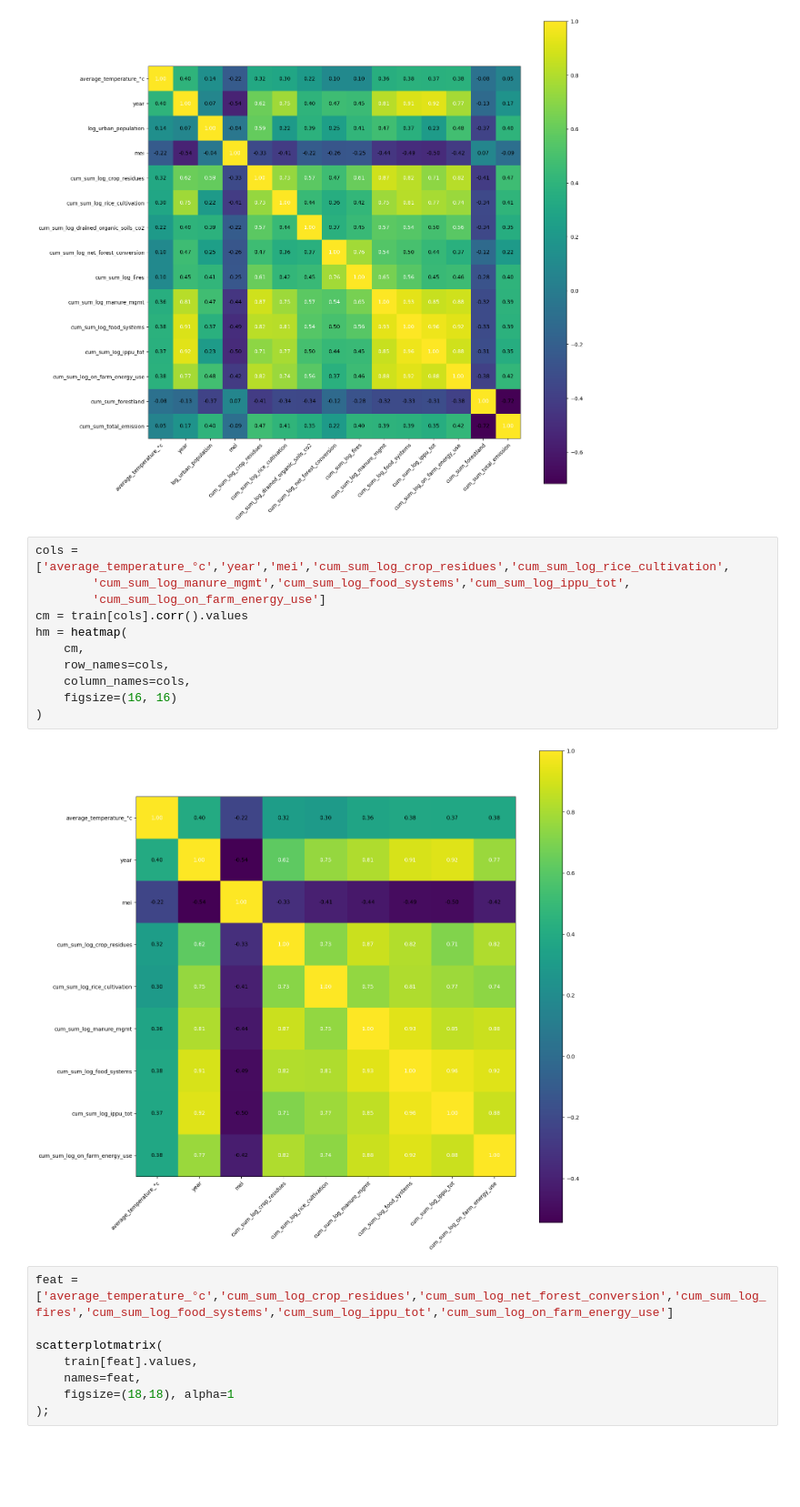
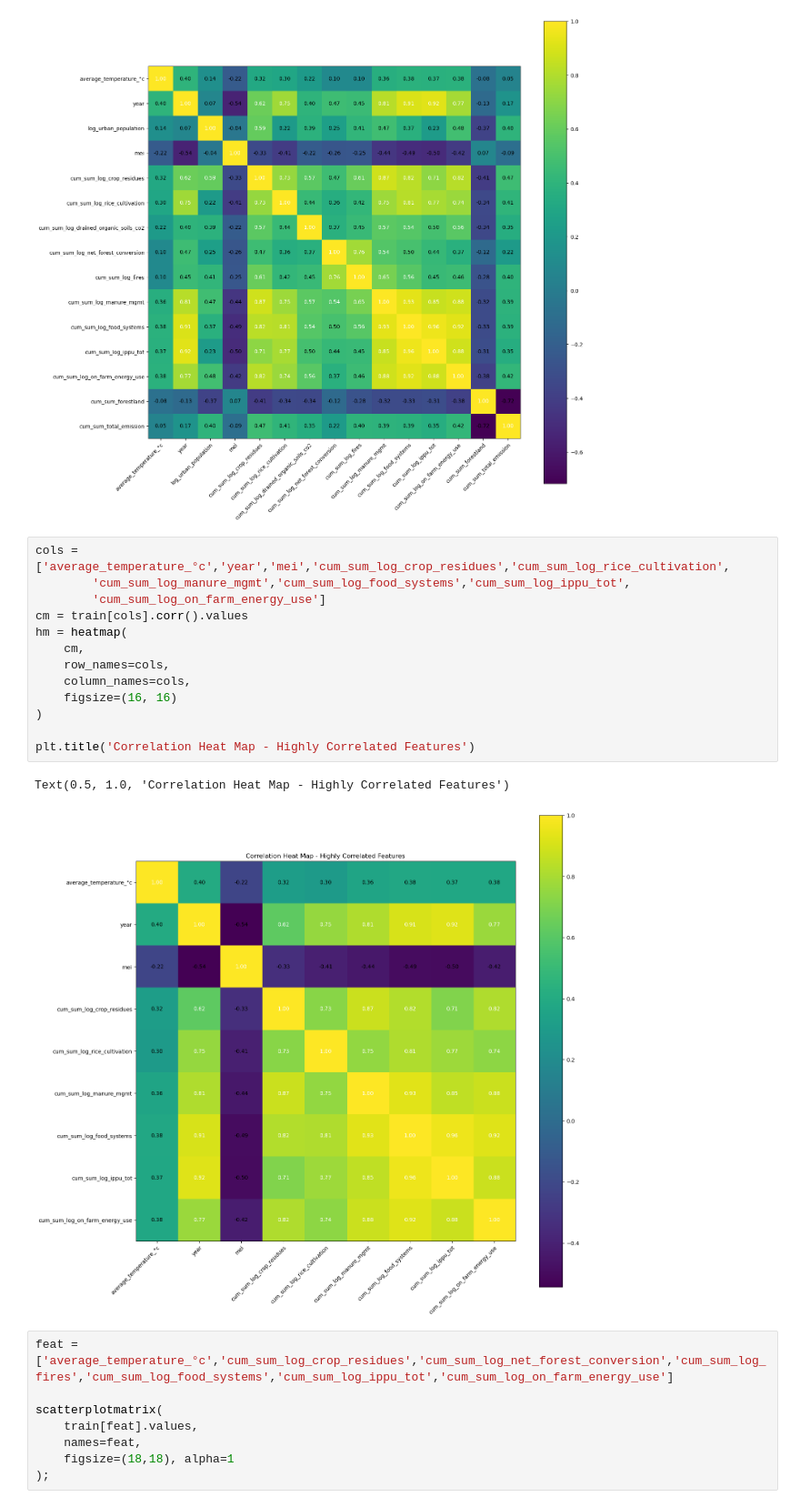
Before and after one commit to fayesimone/agriculture_emissions_prediction, a Jupyter notebook: EDA.ipynb, the cells around one changed output. Shown at 91% size. Drawn from its saved outputs; the diff is of its cells as text; blank space fills up the shorter version.

Commit message:
additional EDA graphics

```diff
--- a/EDA.ipynb
+++ b/EDA.ipynb
@@ -250,16 +250,19 @@ hm = heatmap(
 # %%
 cols = ['average_temperature_°c','year','mei','cum_sum_log_crop_residues','cum_sum_log_rice_cultivation',
         'cum_sum_log_manure_mgmt','cum_sum_log_food_systems','cum_sum_log_ippu_tot',
         'cum_sum_log_on_farm_energy_use']
 cm = train[cols].corr().values
 hm = heatmap(
     cm,
     row_names=cols,
     column_names=cols,
     figsize=(16, 16)
 )
+
+plt.title('Correlation Heat Map - Highly Correlated Features')
 # %% [output]
+Text(0.5, 1.0, 'Correlation Heat Map - Highly Correlated Features')
-[figure, old version]
+[figure, new version]
 # %%
 feat = ['average_temperature_°c','cum_sum_log_crop_residues','cum_sum_log_net_forest_conversion','cum_sum_log_fires','cum_sum_log_food_systems','cum_sum_log_ippu_tot','cum_sum_log_on_farm_energy_use']
 
```
